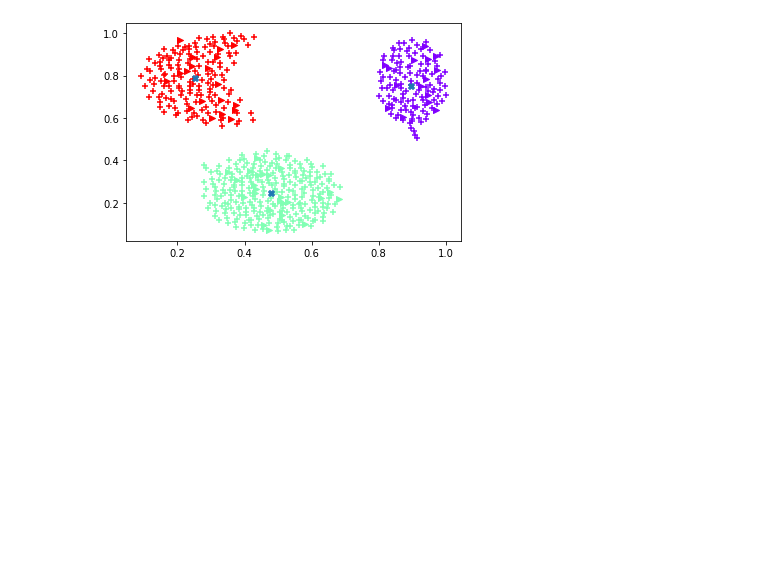
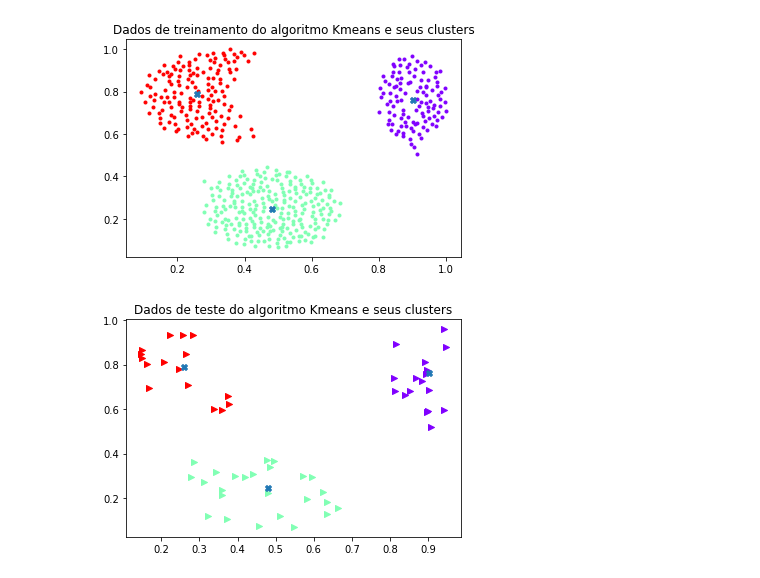
Before and after one commit to Ftmarruda/p1-mc886, a Jupyter notebook: p1.ipynb, the cells around one changed output. Cells and saved outputs as stored; diff of their text form; code cells hidden in the pictures; blank space fills up the shorter version.

```diff
--- a/p1.ipynb
+++ b/p1.ipynb
@@ -89,10 +153,37 @@ set_clusters_test_norm = assign_to_cluster(data_in=test_data_norm,center_cluster
-# %%
-# Plot dos pontos obtidos, dividindo os pontos em suas cores
-for value,color in zip(set_clusters_train_norm.values(),colors):
-    plt.scatter(value[:,0],value[:,1],marker='+',color=color)
-for value,color in zip(set_clusters_test_norm.values(),colors):
-    plt.scatter(value[:,0],value[:,1],marker='>',color=color)
-plt.scatter(cluster_centers_norm[:,0],cluster_centers_norm[:,1],marker='X')
-plt.show()
-# %% [output]
-[figure, removed]
+# %%
+def run_and_plot_testing(data: np.ndarray, cluster_centers: np.ndarray) -> None:
+    """ Função que associa cada dado de teste ao seu devido cluster, com base nos centroides dos cluster fornecidos, e plota o gráfico representativo.
+    Args:
+        data (np.ndarray) : Dados de teste que serão dividos nos clusters
+        cluster_centers (np.ndarray) : centros dos clusters
+    Return:
+        None: nada
+    """
+    # array de cores para plotar o resultado
+    colors = cm.rainbow(np.linspace(0,1,cluster_centers.shape[0]))
+    # associa os dados de testes ao cluster
+    set_clusters_test = assign_to_cluster(data_in=data,center_cluster=cluster_centers)
+    # plot dos pontos de acordo com o seu cluster
+    for value,color in zip(set_clusters_test.values(),colors):
+        if value.size != 0:
+            plt.scatter(value[:,0],value[:,1],marker='>',color=color)
+    plt.scatter(cluster_centers[:,0],cluster_centers[:,1],marker='X')
+    plt.title("Dados de teste do algoritmo Kmeans e seus clusters")
+    plt.show()
+# %%
+# Dados carregados em um numpy array
+data = np.loadtxt('cluster.dat')
+# Dados normalizados que serão utilizados como uma comparação
+data_norm = data/data.max(axis=0)
+# divisão para dados de treinamento e dados de teste
+np.random.shuffle(data_norm)
+train_index = int(data_norm.shape[0]*0.9)
+train_data,test_data = np.vsplit(data_norm,[train_index])
+
+# roda o kmeans com os dados de treino e retorna um array com os centroids
+res = run_and_plot_training(data=train_data,k=3)
+# roda e atribui cada dado de teste ao seu cluster
+run_and_plot_testing(data=test_data,cluster_centers=res)
+# %% [output]
+[figure, added]
+[figure, added]
```
Also changed, not shown: parts of 10 cells of this notebook.
